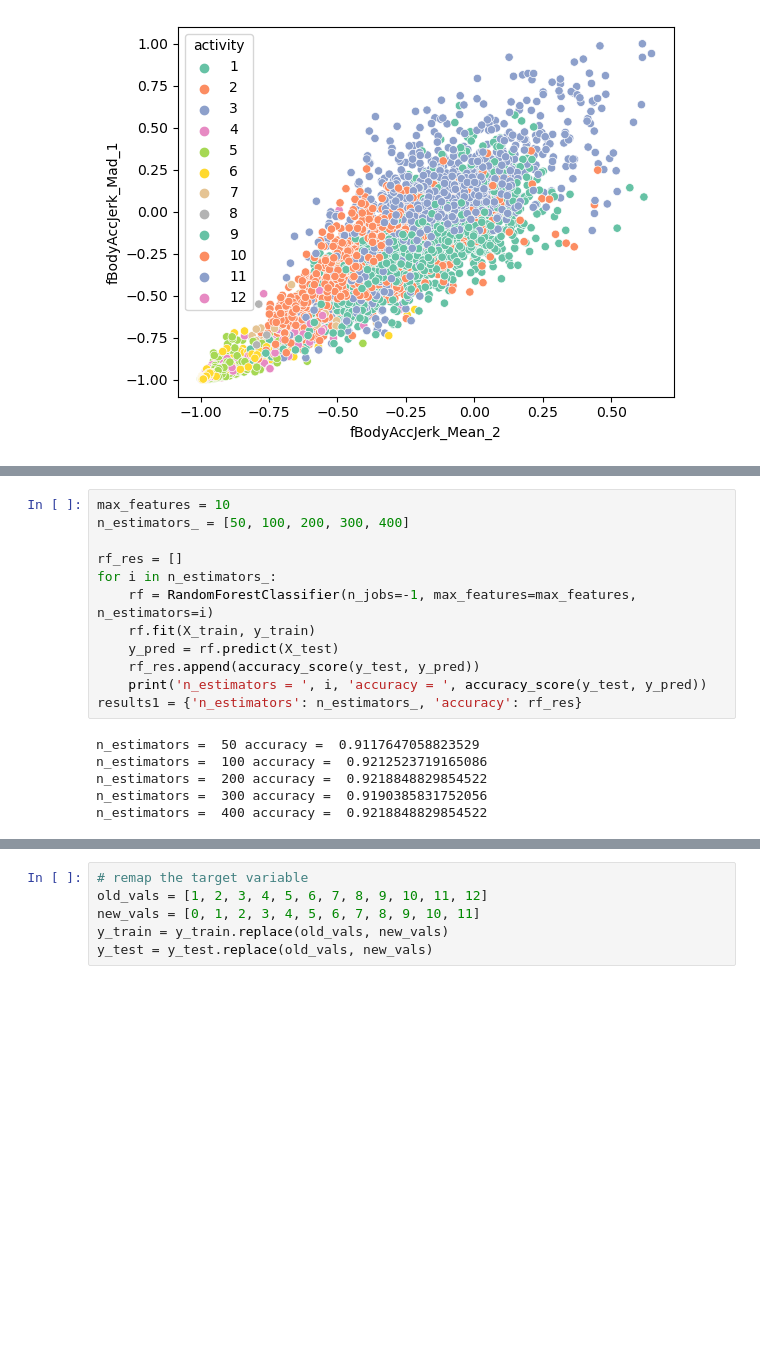
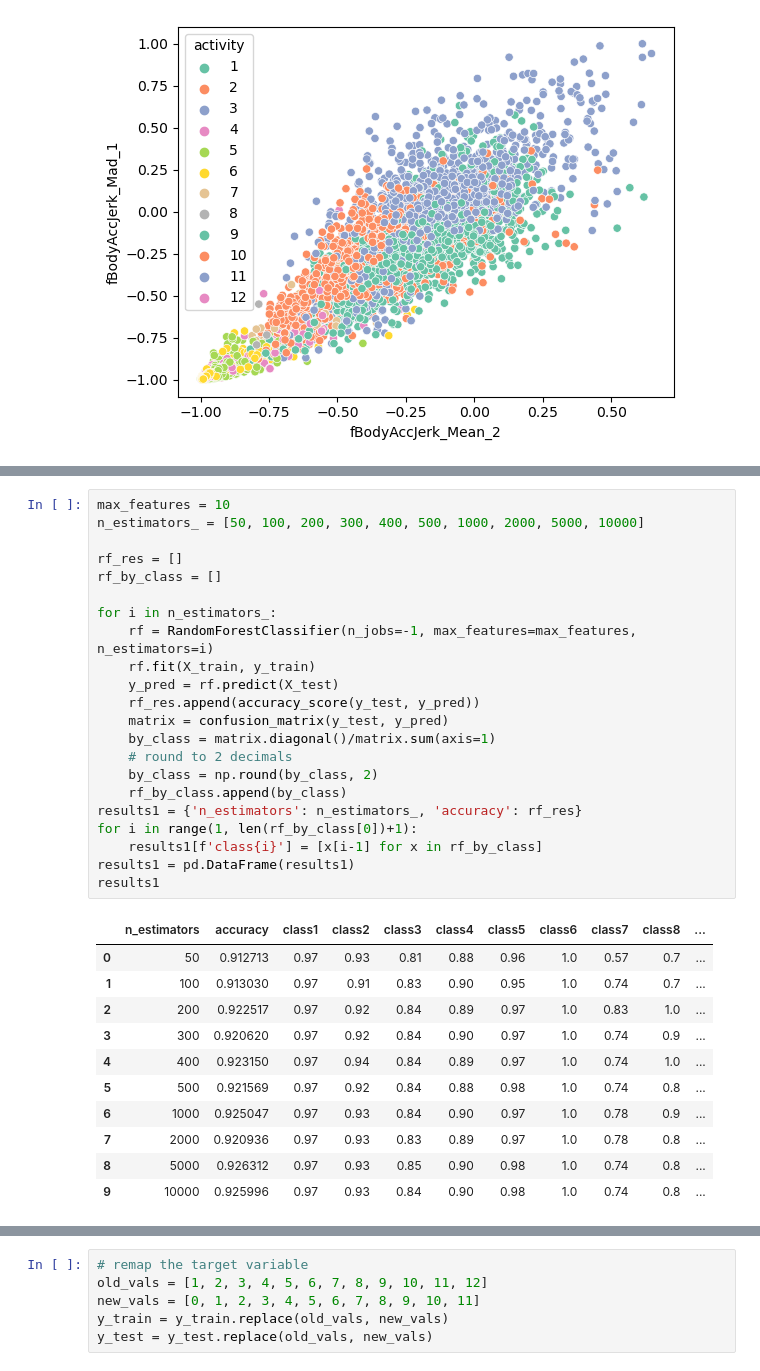
Before and after one commit to Kiwisuki/ktu-studies, a Jupyter notebook: Machine learning methods/LD4/LD4.ipynb, the cells around one changed output, grey strips where cells are left out. Drawn from its saved outputs; the diff is of its cells as text; blank space fills up the shorter version.

```diff
--- a/Machine learning methods/LD4/LD4.ipynb
+++ b/Machine learning methods/LD4/LD4.ipynb
@@ -98,20 +114,36 @@ max_features =  300 accuracy =  0.898798228969007
 # %%
 max_features = 10
-n_estimators_ = [50, 100, 200, 300, 400]
+n_estimators_ = [50, 100, 200, 300, 400, 500, 1000, 2000, 5000, 10000]
 
 rf_res = []
+rf_by_class = []
+
 for i in n_estimators_:
     rf = RandomForestClassifier(n_jobs=-1, max_features=max_features, n_estimators=i)
     rf.fit(X_train, y_train)
     y_pred = rf.predict(X_test)
     rf_res.append(accuracy_score(y_test, y_pred))
-    print('n_estimators = ', i, 'accuracy = ', accuracy_score(y_test, y_pred))
+    matrix = confusion_matrix(y_test, y_pred)
+    by_class = matrix.diagonal()/matrix.sum(axis=1)
+    # round to 2 decimals
+    by_class = np.round(by_class, 2)
+    rf_by_class.append(by_class)
 results1 = {'n_estimators': n_estimators_, 'accuracy': rf_res}
+for i in range(1, len(rf_by_class[0])+1):
+    results1[f'class{i}'] = [x[i-1] for x in rf_by_class]
+results1 = pd.DataFrame(results1)
+results1
 # %% [output]
-n_estimators =  50 accuracy =  0.9117647058823529
-n_estimators =  100 accuracy =  0.9212523719165086
-n_estimators =  200 accuracy =  0.9218848829854522
-n_estimators =  300 accuracy =  0.9190385831752056
-n_estimators =  400 accuracy =  0.9218848829854522
+|  | n_estimators | accuracy | class1 | class2 | class3 | class4 | class5 | class6 | class7 | class8 | ... |
+| 0 | 50 | 0.912713 | 0.97 | 0.93 | 0.81 | 0.88 | 0.96 | 1.0 | 0.57 | 0.7 | ... |
+| 1 | 100 | 0.913030 | 0.97 | 0.91 | 0.83 | 0.90 | 0.95 | 1.0 | 0.74 | 0.7 | ... |
+| 2 | 200 | 0.922517 | 0.97 | 0.92 | 0.84 | 0.89 | 0.97 | 1.0 | 0.83 | 1.0 | ... |
+| 3 | 300 | 0.920620 | 0.97 | 0.92 | 0.84 | 0.90 | 0.97 | 1.0 | 0.74 | 0.9 | ... |
+| 4 | 400 | 0.923150 | 0.97 | 0.94 | 0.84 | 0.89 | 0.97 | 1.0 | 0.74 | 1.0 | ... |
+| 5 | 500 | 0.921569 | 0.97 | 0.92 | 0.84 | 0.88 | 0.98 | 1.0 | 0.74 | 0.8 | ... |
+| 6 | 1000 | 0.925047 | 0.97 | 0.93 | 0.84 | 0.90 | 0.97 | 1.0 | 0.78 | 0.9 | ... |
+| 7 | 2000 | 0.920936 | 0.97 | 0.93 | 0.83 | 0.89 | 0.97 | 1.0 | 0.78 | 0.8 | ... |
+| 8 | 5000 | 0.926312 | 0.97 | 0.93 | 0.85 | 0.90 | 0.98 | 1.0 | 0.74 | 0.8 | ... |
+| 9 | 10000 | 0.925996 | 0.97 | 0.93 | 0.84 | 0.90 | 0.98 | 1.0 | 0.74 | 0.8 | ... |
 # %%
 max_features = 10
```
Also changed, not shown: parts of 17 cells of this notebook, 35 other files.
